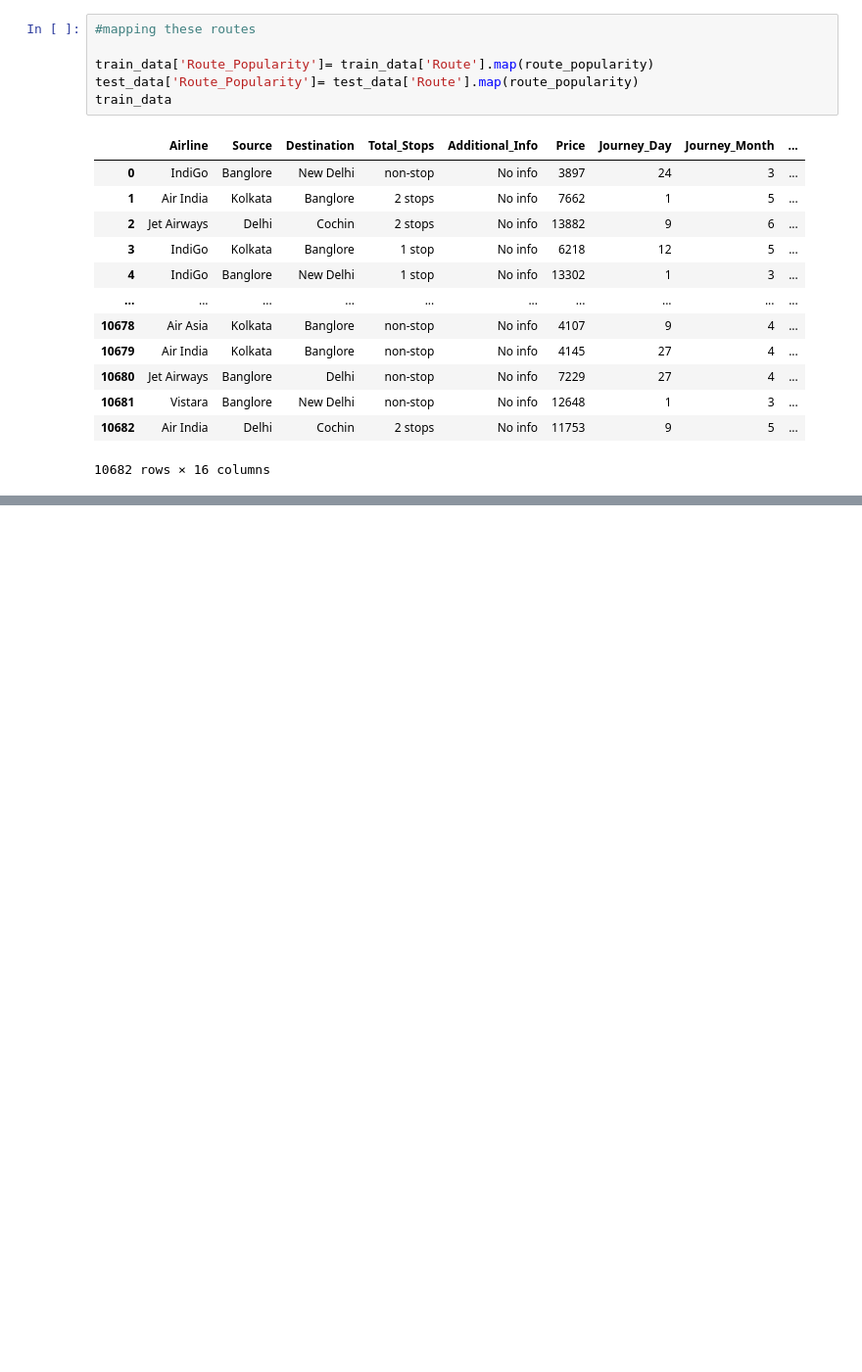
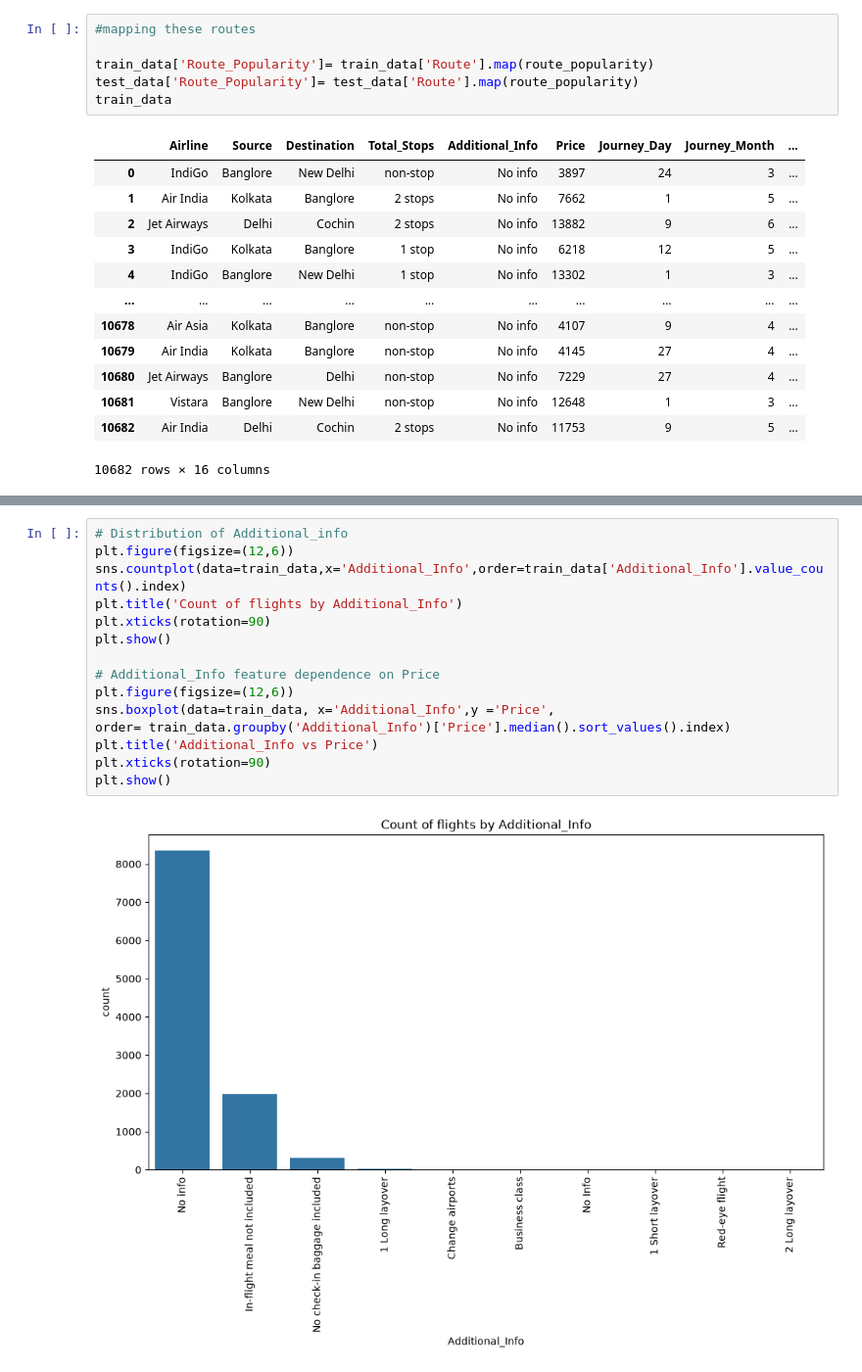
Before and after one commit to Shaurya170319/PBEL12, a Jupyter notebook: flight_price.ipynb, the cells around one changed output, grey strips where cells are left out. Shown at 98% size. Cells and saved outputs as stored; diff of their text form; blank space fills up the shorter version.

```diff
--- a/flight_price.ipynb
+++ b/flight_price.ipynb
@@ -651,0 +747,17 @@ train_data
+# %%
+# Distribution of Additional_info
+plt.figure(figsize=(12,6))
+sns.countplot(data=train_data,x='Additional_Info',order=train_data['Additional_Info'].value_counts().index)
+plt.title('Count of flights by Additional_Info')
+plt.xticks(rotation=90)
+plt.show()
+
+# Additional_Info feature dependence on Price
+plt.figure(figsize=(12,6))
+sns.boxplot(data=train_data, x='Additional_Info',y ='Price',
+order= train_data.groupby('Additional_Info')['Price'].median().sort_values().index)
+plt.title('Additional_Info vs Price')
+plt.xticks(rotation=90)
+plt.show()
+# %% [output]
+[figure, added]
```
Also changed, not shown: parts of 80 cells of this notebook, 6 other files.
